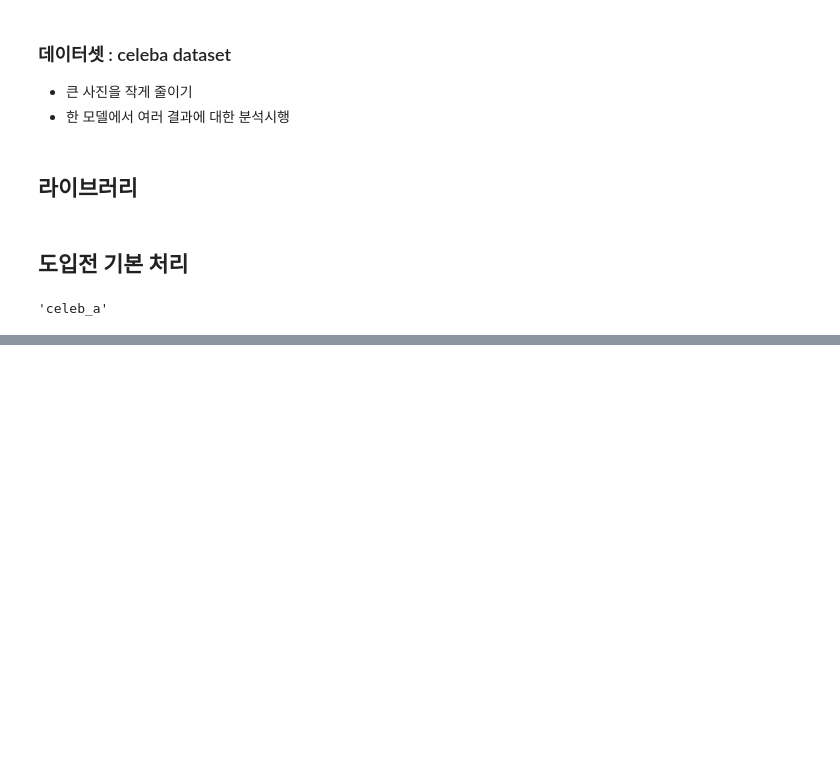
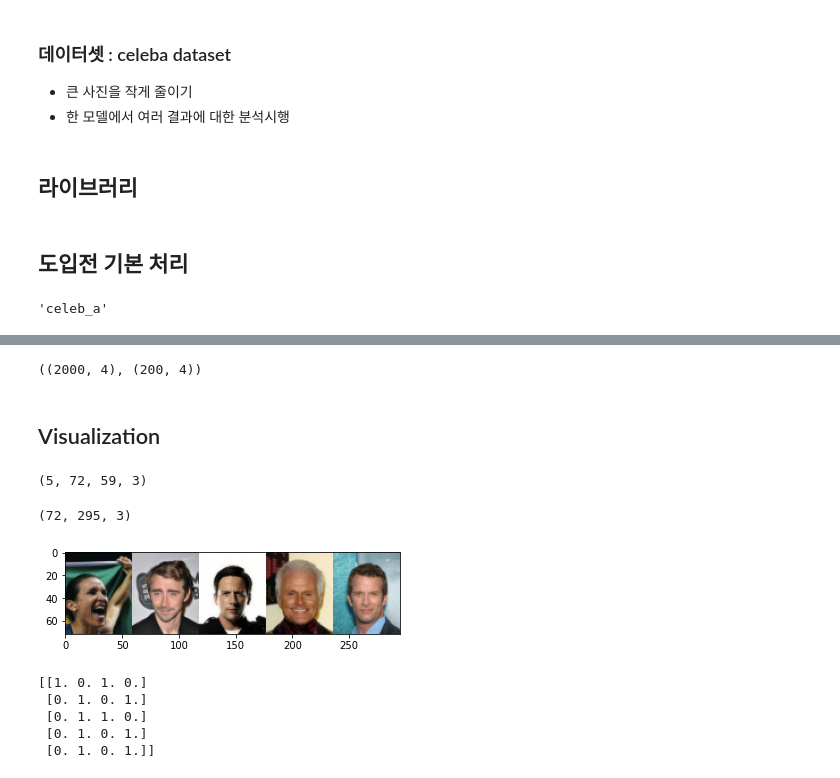
Before and after one commit to Vaycold/Vaycold, a Jupyter notebook: Python_DL/성별과 웃음을 동시에 판단하는 모델.ipynb, the cells around one changed output, grey strips where cells are left out. Cells and saved outputs as stored; diff of their text form; code cells hidden in the pictures; blank space fills up the shorter version.

```diff
--- a/Python_DL/성별과 웃음을 동시에 판단하는 모델.ipynb
+++ b/Python_DL/성별과 웃음을 동시에 판단하는 모델.ipynb
@@ -40,0 +210,7 @@ NonMatchingChecksumError: ignored
+# %%
+# train, test 로드하기
+
+train_images = celeba_small['train_images']
+train_labels = celeba_small['train_labels']
+test_images = celeba_small['test_images']
+test_labels = celeba_small['test_labels']
@@ -40,0 +273,32 @@ NonMatchingChecksumError: ignored
+# %%
+train_labels2.shape, test_labels2.shape
+# %% [output]
+((2000, 4), (200, 4))
+# %% [markdown]
+## Visualization
+# %%
+# train 이미지 5장을 (5,h,w,3)의 shape을 출력
+
+train_images[:5].shape
+# %% [output]
+(5, 72, 59, 3)
+# %%
+# 이 5장을 (h, w*5*3)의 shape로 변경
+
+np.hstack(train_images[:5]).shape
+# %% [output]
+(72, 295, 3)
+# %%
+# 위 작업한 것을 출력
+plt.imshow(np.hstack(train_images[:5]))
+plt.show()
+# %% [output]
+[figure, added]
+# %%
+print(train_labels2[:5])
+# %% [output]
+[[1. 0. 1. 0.]
+ [0. 1. 0. 1.]
+ [0. 1. 1. 0.]
+ [0. 1. 0. 1.]
+ [0. 1. 0. 1.]]
```
Also changed, not shown: parts of 67 cells of this notebook.
